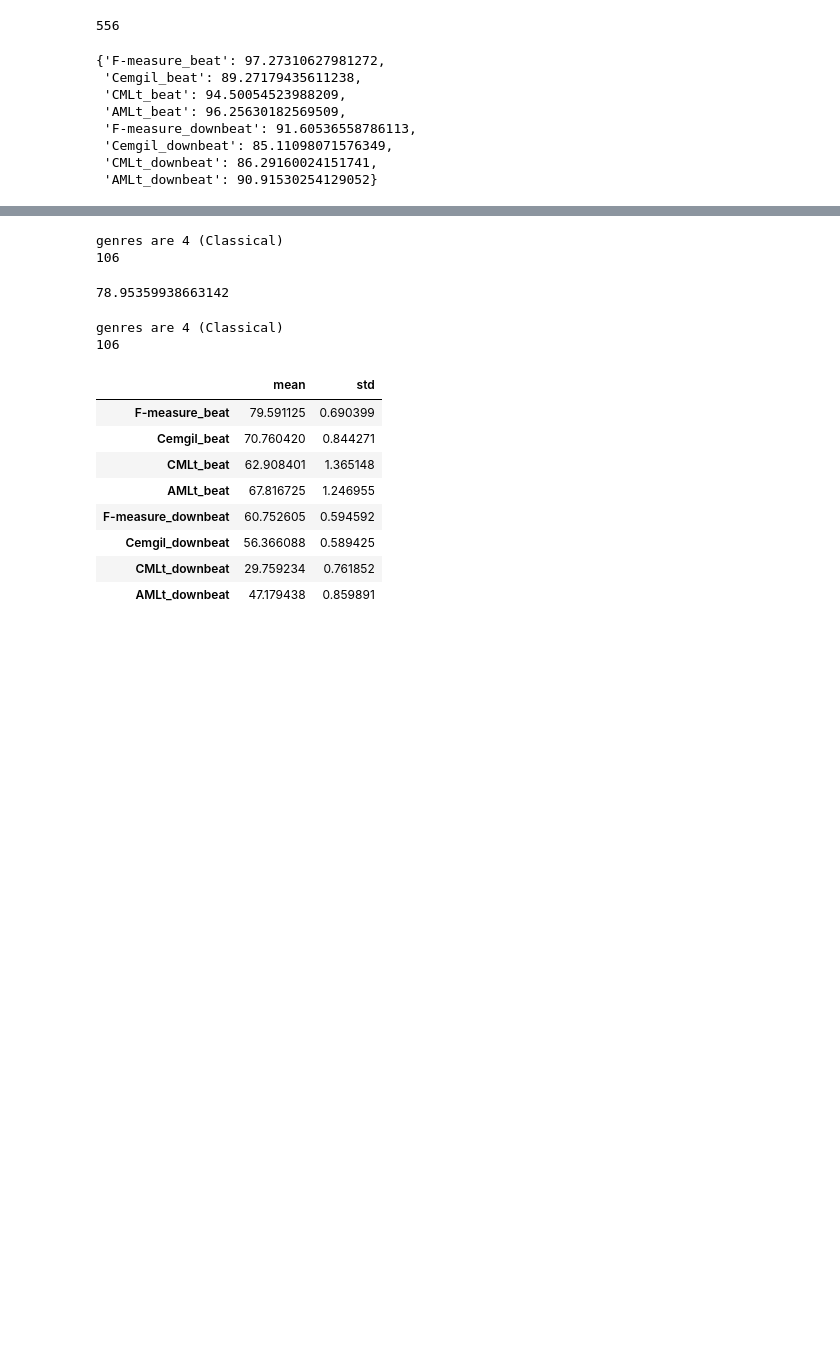
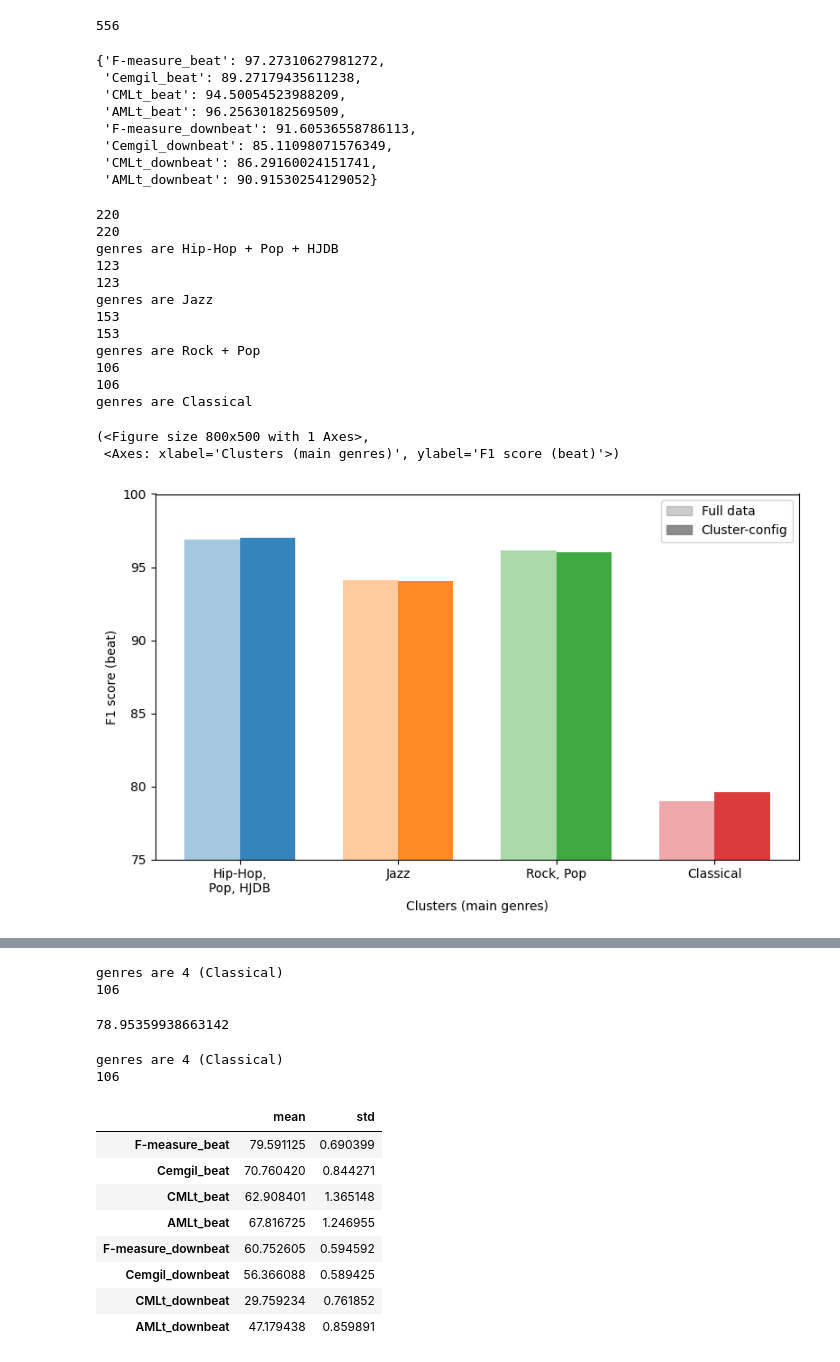
Before and after one commit to PulyaPolya/beat_this, a Jupyter notebook: results_evaluation.ipynb, the cells around one changed output, grey strips where cells are left out. Cells and saved outputs as stored; diff of their text form; code cells hidden in the pictures; blank space fills up the shorter version.

```diff
--- a/results_evaluation.ipynb
+++ b/results_evaluation.ipynb
@@ -535,3 +551,22 @@ def bar_plot_per_cluster(df_path, json_path, clusters, seeds, cluster_config):
     fig.tight_layout()
 
     return fig, ax
+# %%
+bar_plot_per_cluster (df_path = "data_cluster_assignments/df_cmeans_12_4clusters_new.csv", json_path =  "json_val_scores",
+                       clusters = [1,2,3,4], seeds =[0,1,2] , cluster_config= "clusters4_layer12")
+# %% [output]
+220
+220
+genres are Hip-Hop + Pop + HJDB
+123
+123
+genres are Jazz
+153
+153
+genres are Rock + Pop
+106
+106
+genres are Classical
+(<Figure size 800x500 with 1 Axes>,
+ <Axes: xlabel='Clusters (main genres)', ylabel='F1 score (beat)'>)
+[figure, added]
```
Also changed, not shown: parts of 20 cells of this notebook, 1 other file.
